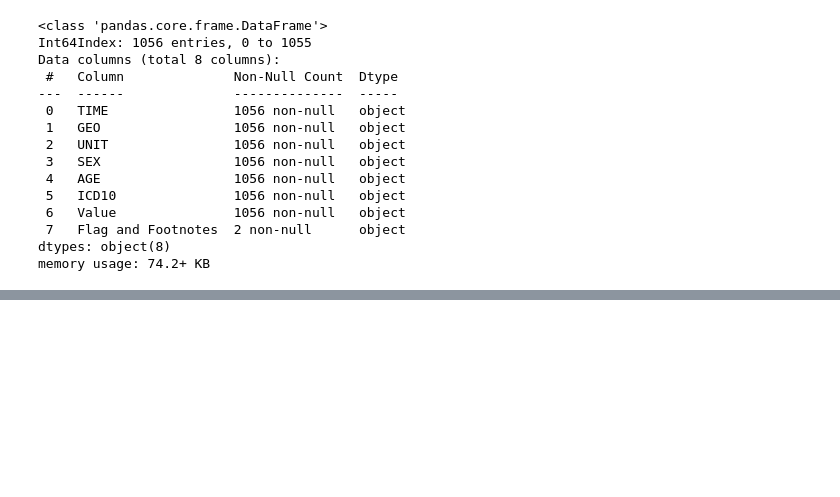
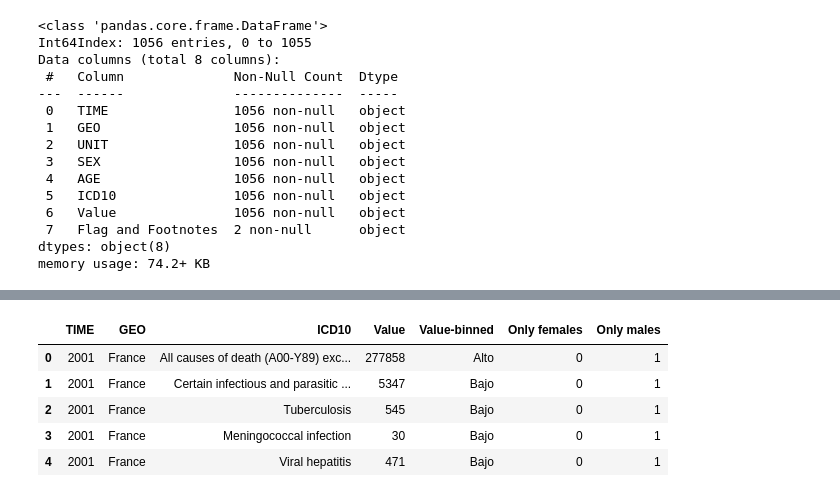
Before and after one commit to crozasc/Clean-and-format-input-dataset, a Jupyter notebook: main.ipynb, the cells around one changed output, grey strips where cells are left out. Cells and saved outputs as stored; diff of their text form; code cells hidden in the pictures; blank space fills up the shorter version.

```diff
--- a/main.ipynb
+++ b/main.ipynb
@@ -114,2 +164,4 @@ ValueError: could not convert string to float: '277 858'
 # %%
 #  Generar variables indicadoras.
+variable_dummy_1 = pd.get_dummies(df["SEX"])
+variable_dummy_1.head()
@@ -116,2 +175,17 @@ ValueError: could not convert string to float: '277 858'
+# %%
+variable_dummy_1.rename(columns={'Males':'Only males', 'Females':'Only females'}, inplace=True)
+# combinar los dataframes "df" y "variable_dummy_1"
+df = pd.concat([df, variable_dummy_1], axis=1)
+
+# Elimina la columna original "fuel-type" del dataframe "df"
+df.drop("SEX", axis = 1, inplace=True)
+df.head()
+# %% [output]
+|  | TIME | GEO | ICD10 | Value | Value-binned | Only females | Only males |
+| 0 | 2001 | France | All causes of death (A00-Y89) exc... | 277858 | Alto | 0 | 1 |
+| 1 | 2001 | France | Certain infectious and parasitic ... | 5347 | Bajo | 0 | 1 |
+| 2 | 2001 | France | Tuberculosis | 545 | Bajo | 0 | 1 |
+| 3 | 2001 | France | Meningococcal infection | 30 | Bajo | 0 | 1 |
+| 4 | 2001 | France | Viral hepatitis | 471 | Bajo | 0 | 1 |
 # %%
 # Guardar el conjunto de datos procesado.
```
Also changed, not shown: parts of 15 cells of this notebook, 1 other file.
